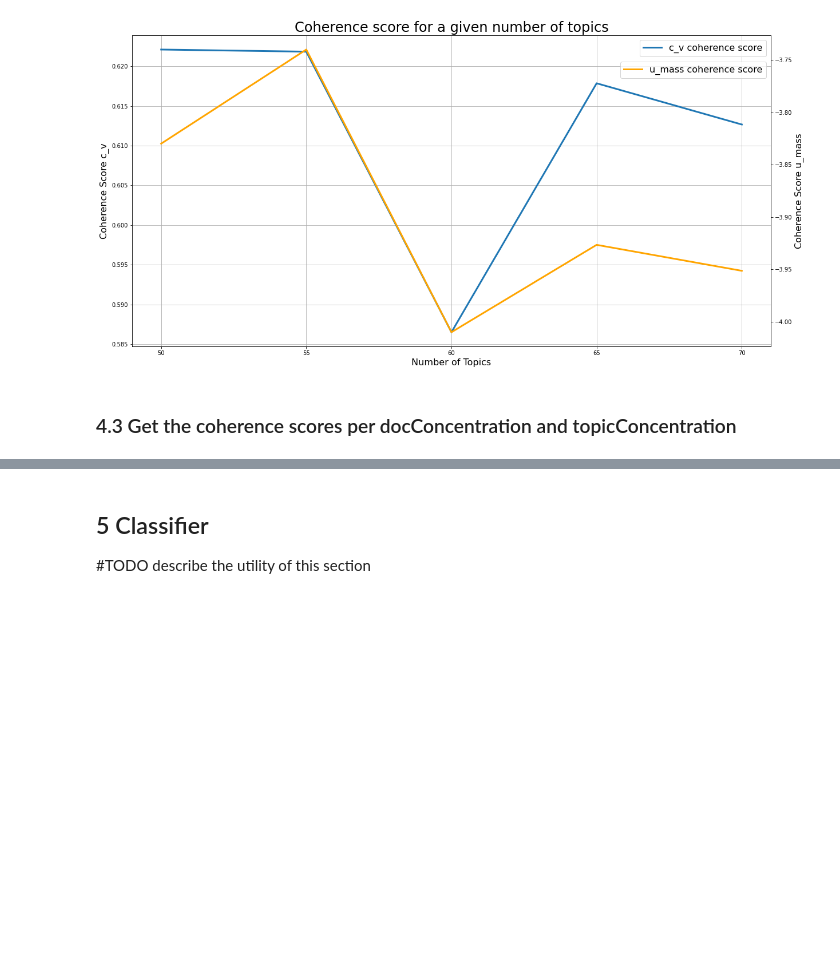
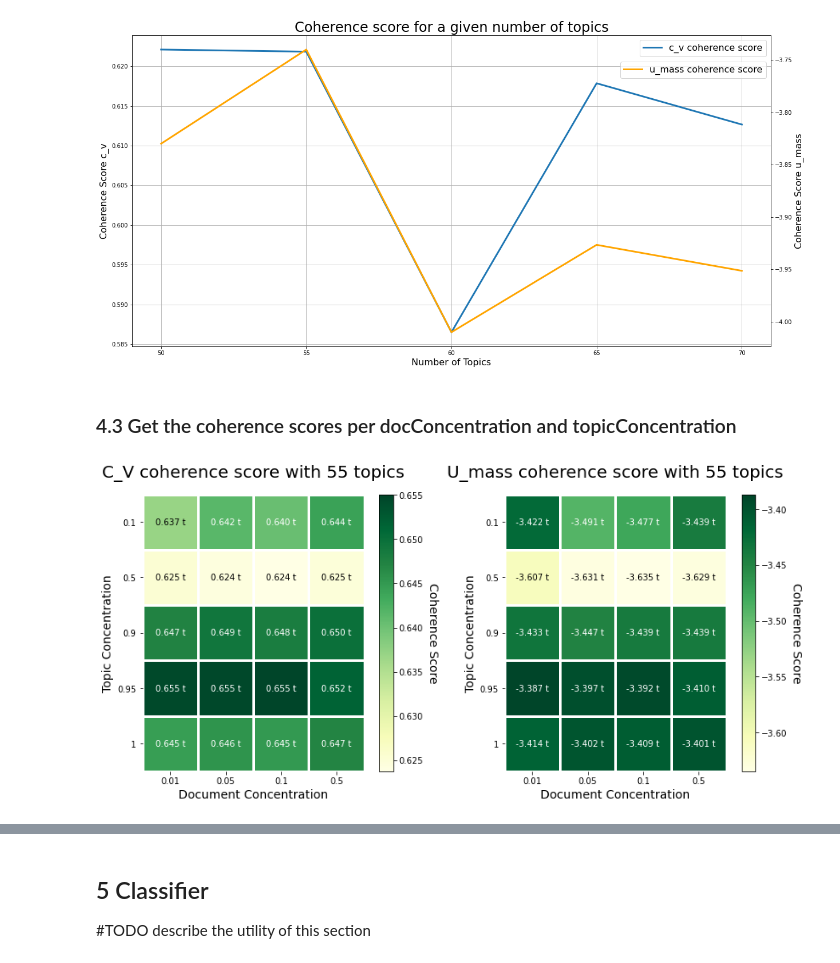
Before and after one commit to manoelhortaribeiro/youtube_projects, a Jupyter notebook: notebooks/0 - Full Pipeline.ipynb, the cells around one changed output, grey strips where cells are left out. Drawn from its saved outputs; the diff is of its cells as text; code cells hidden in the pictures; blank space fills up the shorter version.

Commit message:
commit for visualisation

```diff
--- a/notebooks/0 - Full Pipeline.ipynb
+++ b/notebooks/0 - Full Pipeline.ipynb
@@ -658,7 +658,7 @@ def get_corpus(S, n_batches=10):
 # %% [markdown]
 ### 4.2 Get the coherence scores per number of topics
 # %%
-conf = SparkConf().setMaster("local[8]").setAll([('spark.executor.memory', '4g'),('spark.driver.memory','16g'),('spark.driver.maxResultSize', '0')])
+conf = SparkConf().setMaster("local").setAll([('spark.executor.memory', '4g'),('spark.driver.memory','16g')])
 
 # create the session
 spark = SparkSession.builder.config(conf=conf).getOrCreate()
@@ -806,7 +792,7 @@ def get_coherence_scores_tune(n_topic, alphas, betas, texts, corpus):
     for alpha in alphas:
         for beta in betas:
 
-            filename = '/dlabdata1/youtube_large/olam/data/final_res/describe_topics/tune/describe_topics_ntopics55_alpha' + \
+            filename = '/dlabdata1/youtube_large/olam/data/final_res/describe_topics/tune/describe_topics_ntopics' + str(n_topic) + '_alpha' + \
                 str(alpha) + '_beta' + str(beta) + '.json'
 
             # Get the describe_topics dataframe
@@ -818,7 +804,7 @@ def get_coherence_scores_tune(n_topic, alphas, betas, texts, corpus):
             for row in describe_topics.sort('topic').rdd.collect():
                 tokenized_topic = []
                 for j, token_id in enumerate(row.termIndices):
-                    tokenized_topic.append(id2word_top20[token_id])
+                    tokenized_topic.append(id2word[token_id])
                     if j > 10:
                         break
                 topics.append(tokenized_topic)
@@ -827,16 +813,18 @@ def get_coherence_scores_tune(n_topic, alphas, betas, texts, corpus):
             coherence_model = CoherenceModel(topics=topics,
                                              corpus=corpus,
                                              dictionary=FakedGensimDict(
-                                                 id2word_top20, S),
+                                                 id2word, S),
                                              texts=texts,
-                                             coherence='c_v')
+                                             coherence='c_v',
+                                             processes = 12)
 
             # Compute u_mass coherence score and append to coherence scores
             coherence_model_umass = CoherenceModel(topics=topics,
                                                    corpus=corpus,
                                                    dictionary=FakedGensimDict(
-                                                       id2word_top20, S),
-                                                   coherence='u_mass')
+                                                       id2word, S),
+                                                   coherence='u_mass',
+                                                   processes = 12)
 
             c_v_scores[(alpha, beta)] = coherence_model.get_coherence()
 
@@ -977,10 +965,10 @@ def annotate_heatmap(im, data=None, valfmt="{x:.3f}",
 
     return texts
 # %%
-def coherence_plot_tune(c_v_scores, u_mass_scores, alphas, betas):
+def coherence_plot_tune(n_topics, c_v_scores, u_mass_scores, alphas, betas):
     fig, (ax1, ax2) = plt.subplots(ncols=2, figsize=(14, 6))
 
-    ax1.set_title('C_V coherence score with 55 topics', fontsize=20, pad=20)
+    ax1.set_title('C_V coherence score with ' + str(n_topics) + ' topics', fontsize=20, pad=20)
     ax1.set_xlabel('Document Concentration', fontsize=14)
     ax1.set_ylabel('Topic Concentration', fontsize=14)
 
@@ -988,7 +976,7 @@ def coherence_plot_tune(c_v_scores, u_mass_scores, alphas, betas):
                        cmap="YlGn", cbarlabel="Coherence Score")
     texts = annotate_heatmap(im, valfmt="{x:.3f} t")
 
-    ax2.set_title('U_mass coherence score with 55 topics', fontsize=20, pad=20)
+    ax2.set_title('U_mass coherence score with ' + str(n_topics) + ' topics', fontsize=20, pad=20)
     ax2.set_xlabel('Document Concentration', fontsize=14)
     ax2.set_ylabel('Topic Concentration', fontsize=14)
 
@@ -1002,6 +990,8 @@ alphas = [0.1, 0.5, 0.9, 0.95, 1]
 betas = [0.01, 0.05, 0.1, 0.5]
 # %%
 c_v_scores_55, u_mass_scores_55 = get_coherence_scores_tune(55, alphas, betas, texts, corpus)
-coherence_plot_tune(c_v_scores_55, u_mass_scores_55, alphas, betas)
+coherence_plot_tune(55, dict2array(c_v_scores_55), dict2array(u_mass_scores_55), alphas, betas)
+# %% [output]
+[figure, added]
 # %%
 c_v_scores_110, u_mass_scores_110 = get_coherence_scores_tune(110, alphas, betas, texts, corpus)
```
Also changed, not shown: parts of 10 cells of this notebook, 23 other files.
